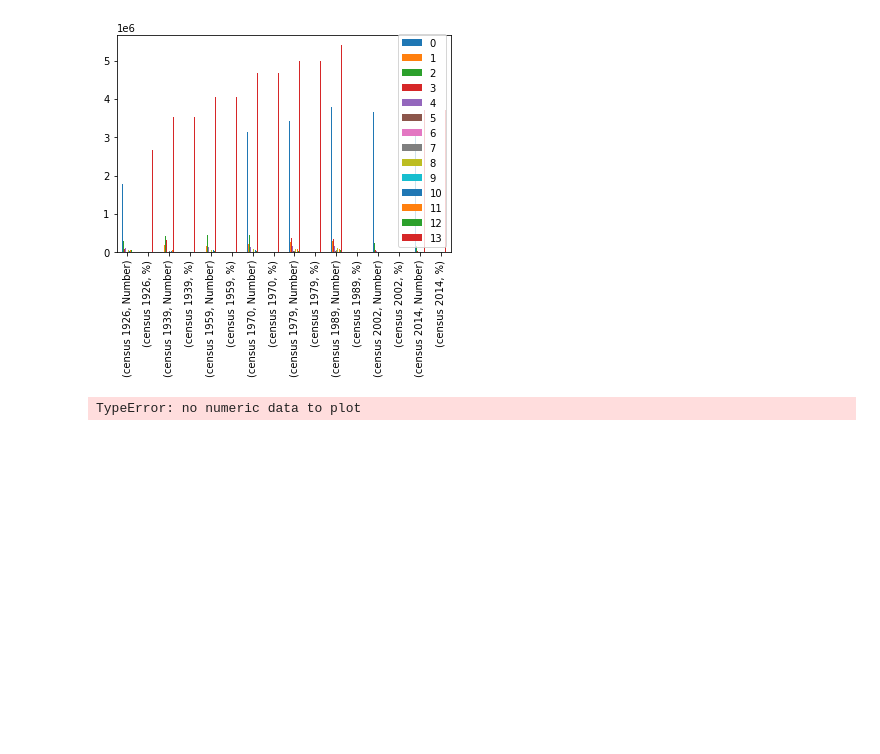
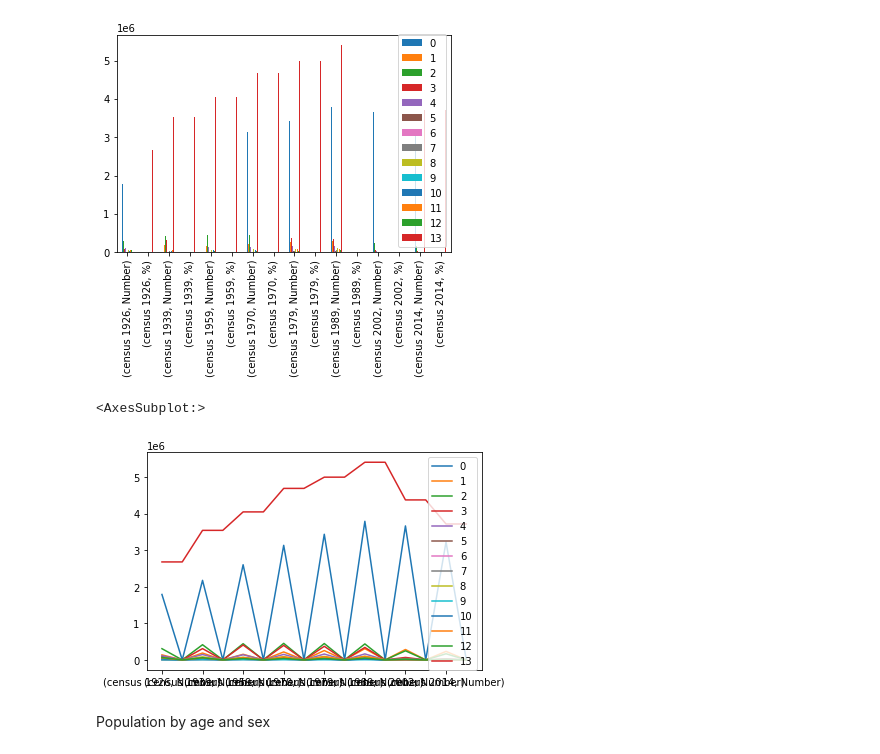
Before and after one commit to spyderroque/Georgia-Ukraine-War, a Jupyter notebook: Demography/Demographics.ipynb, the cells around one changed output. Drawn from its saved outputs; the diff is of its cells as text; code cells hidden in the pictures; blank space fills up the shorter version.

```diff
--- a/Demography/Demographics.ipynb
+++ b/Demography/Demographics.ipynb
@@ -322,5 +322,5 @@ df_EthnicityTime.loc[idx[1,("census 1939", "Number")]]
 # %% [output]
 188058
 # %%
-temp= df_EthnicityTime.loc[idx[:,"census 1926":"census 2014"]].astype('float')
+df_EthnicityTime= df_EthnicityTime.loc[idx[:,"census 1926":"census 2014"]].astype('float')
 # %%
@@ -349,6 +349,9 @@ temp.T.plot(kind = 'bar')
 <AxesSubplot:>
 [figure]
 # %%
-df_EthnicityTime.plot(kind = 'line')
+df_EthnicityTime.T.plot(kind = 'line')
 # %% [output]
-TypeError: no numeric data to plot
+<AxesSubplot:>
+[figure, added]
+# %% [markdown]
+Population by age and sex
```
Also changed, not shown: parts of 8 cells of this notebook, 11 other files.
